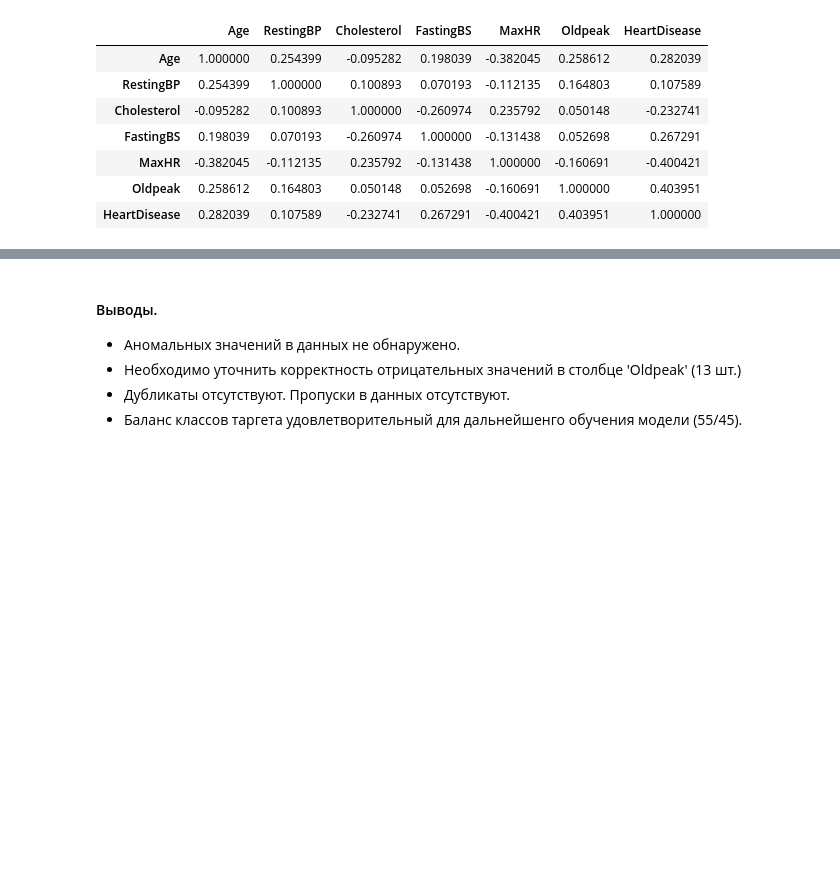
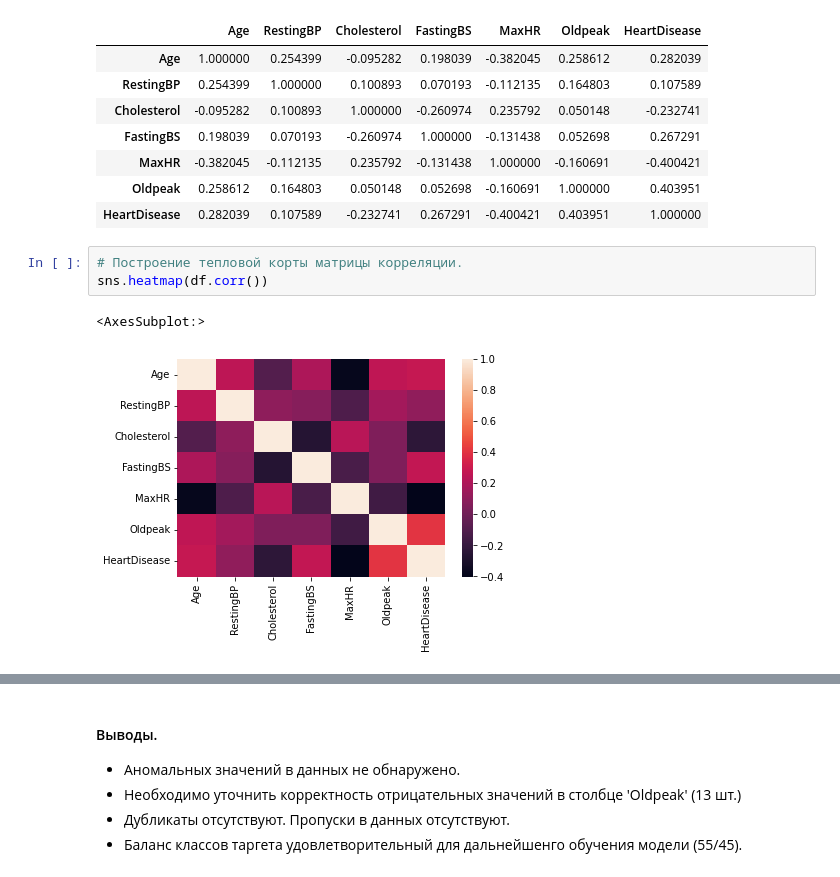
Before and after one commit to dmitrySkachan/heart_disease_clf, a Jupyter notebook: room_2.ipynb, the cells around one changed output, grey strips where cells are left out. Cells and saved outputs as stored; diff of their text form; blank space fills up the shorter version.

```diff
--- a/room_2.ipynb
+++ b/room_2.ipynb
@@ -135,3 +138,9 @@ df.corr()
 | MaxHR | -0.382045 | -0.112135 | 0.235792 | -0.131438 | 1.000000 | -0.160691 | -0.400421 |
 | Oldpeak | 0.258612 | 0.164803 | 0.050148 | 0.052698 | -0.160691 | 1.000000 | 0.403951 |
 | HeartDisease | 0.282039 | 0.107589 | -0.232741 | 0.267291 | -0.400421 | 0.403951 | 1.000000 |
+# %%
+# Построение тепловой корты матрицы корреляции.
+sns.heatmap(df.corr())
+# %% [output]
+<AxesSubplot:>
+[figure, added]
```
Also changed, not shown: parts of 4 cells of this notebook.
